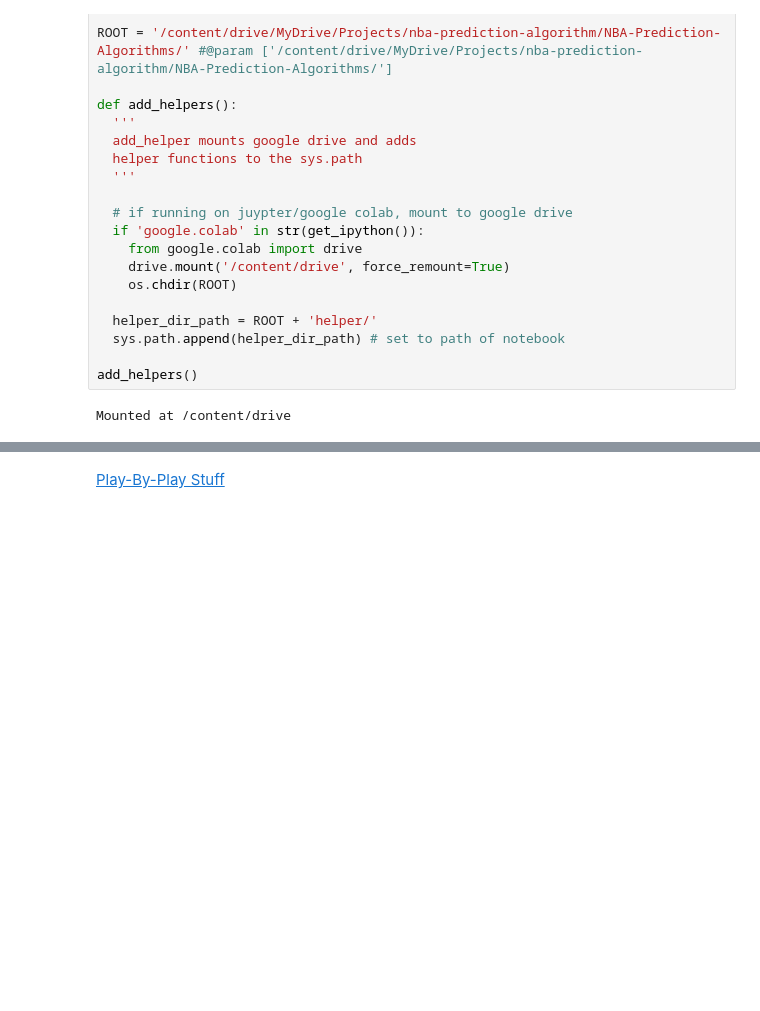
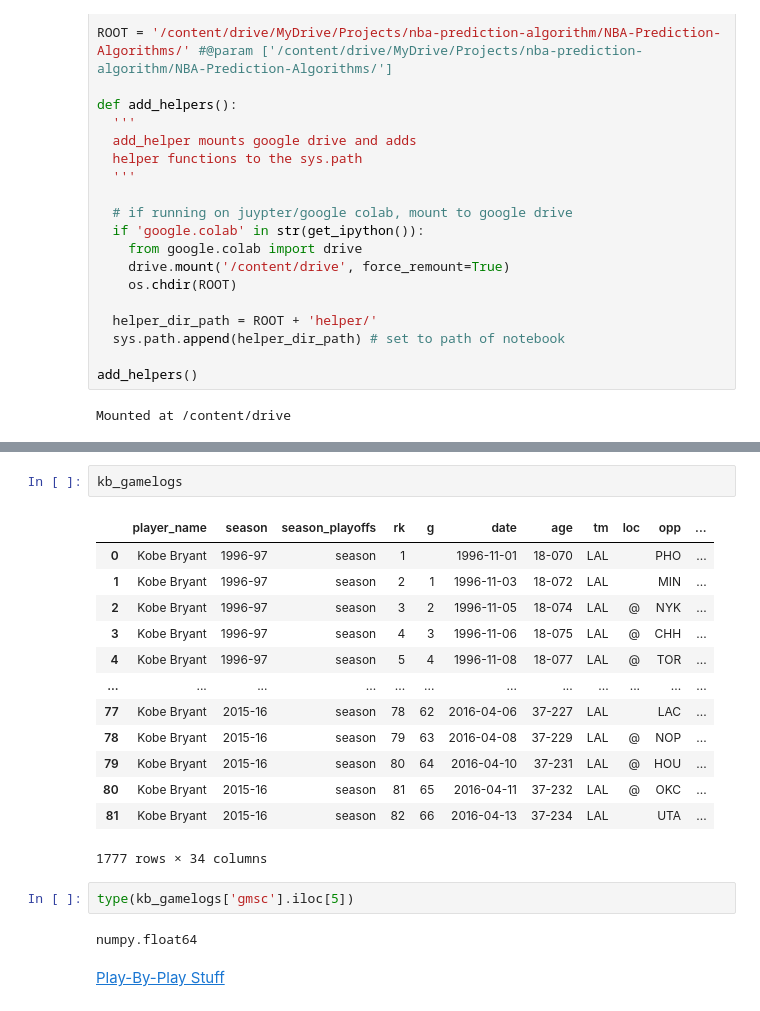
Before and after one commit to rahim-hashim/NBA-Prediction-Algorithms, a Jupyter notebook: single_player_search.ipynb, the cells around one changed output, grey strips where cells are left out. Drawn from its saved outputs; the diff is of its cells as text; blank space fills up the shorter version.

```diff
--- a/single_player_search.ipynb
+++ b/single_player_search.ipynb
@@ -122,2 +112,22 @@ dj_gamelogs[dj_gamelogs['plus_minus'] == min(dj_gamelogs['plus_minus'])]
+# %%
+kb_gamelogs
+# %% [output]
+|  | player_name | season | season_playoffs | rk | g | date | age | tm | loc | opp | ... |
+| 0 | Kobe Bryant | 1996-97 | season | 1 |  | 1996-11-01 | 18-070 | LAL |  | PHO | ... |
+| 1 | Kobe Bryant | 1996-97 | season | 2 | 1 | 1996-11-03 | 18-072 | LAL |  | MIN | ... |
+| 2 | Kobe Bryant | 1996-97 | season | 3 | 2 | 1996-11-05 | 18-074 | LAL | @ | NYK | ... |
+| 3 | Kobe Bryant | 1996-97 | season | 4 | 3 | 1996-11-06 | 18-075 | LAL | @ | CHH | ... |
+| 4 | Kobe Bryant | 1996-97 | season | 5 | 4 | 1996-11-08 | 18-077 | LAL | @ | TOR | ... |
+| ... | ... | ... | ... | ... | ... | ... | ... | ... | ... | ... | ... |
+| 77 | Kobe Bryant | 2015-16 | season | 78 | 62 | 2016-04-06 | 37-227 | LAL |  | LAC | ... |
+| 78 | Kobe Bryant | 2015-16 | season | 79 | 63 | 2016-04-08 | 37-229 | LAL | @ | NOP | ... |
+| 79 | Kobe Bryant | 2015-16 | season | 80 | 64 | 2016-04-10 | 37-231 | LAL | @ | HOU | ... |
+| 80 | Kobe Bryant | 2015-16 | season | 81 | 65 | 2016-04-11 | 37-232 | LAL | @ | OKC | ... |
+| 81 | Kobe Bryant | 2015-16 | season | 82 | 66 | 2016-04-13 | 37-234 | LAL |  | UTA | ... |
+1777 rows × 34 columns
+# %%
+type(kb_gamelogs['gmsc'].iloc[5])
+# %% [output]
+numpy.float64
 # %% [markdown]
 [Play-By-Play Stuff](https://jman4190.medium.com/how-to-accessing-live-nba-play-by-play-data-f24e02b0a976)
```
Also changed, not shown: parts of 7 cells of this notebook, 23 other files.
